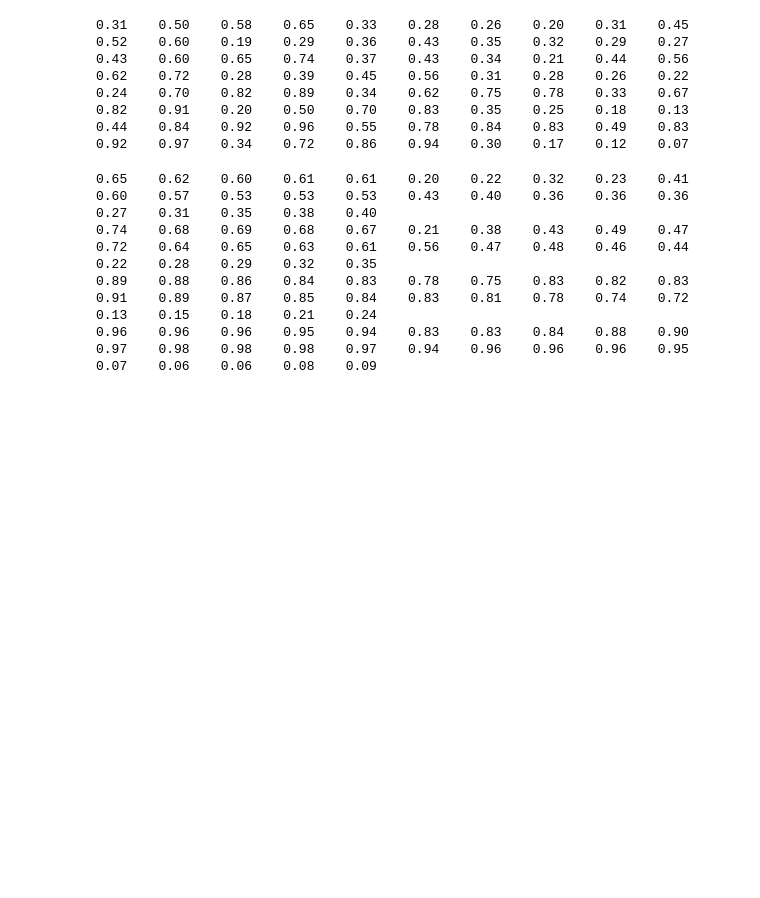
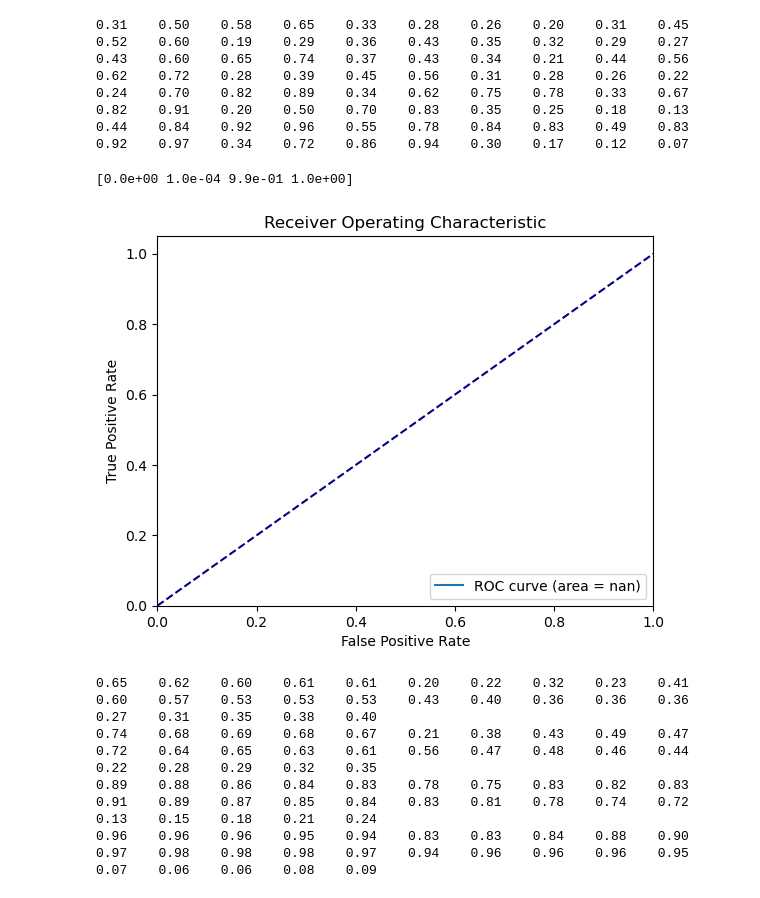
Before and after one commit to bizhili/Topology_Learning_Epis, a Jupyter notebook: readExperiment.ipynb, the cells around one changed output. Saved outputs shown, nothing was run; the diff lists cells and outputs as text; code cells hidden in the pictures; blank space fills up the shorter version.

```diff
--- a/readExperiment.ipynb
+++ b/readExperiment.ipynb
@@ -379,6 +379,11 @@ for randomGraph in randomGraphs:
 0.43    0.60    0.65    0.74    0.37    0.43    0.34    0.21    0.44    0.56    0.62    0.72    0.28    0.39    0.45    0.56    0.31    0.28    0.26    0.22
 0.24    0.70    0.82    0.89    0.34    0.62    0.75    0.78    0.33    0.67    0.82    0.91    0.20    0.50    0.70    0.83    0.35    0.25    0.18    0.13
 0.44    0.84    0.92    0.96    0.55    0.78    0.84    0.83    0.49    0.83    0.92    0.97    0.34    0.72    0.86    0.94    0.30    0.17    0.12    0.07
+# %%
+evaluate.draw_auc_roc(Aws, PreA)
+# %% [output]
+[0.0e+00 1.0e-04 9.9e-01 1.0e+00]
+[figure, added]
 # %%
 IMatrix= torch.eye(100, device= "cpu")
 identicalf= 0.01
```
Also changed, not shown: 1 other file.
